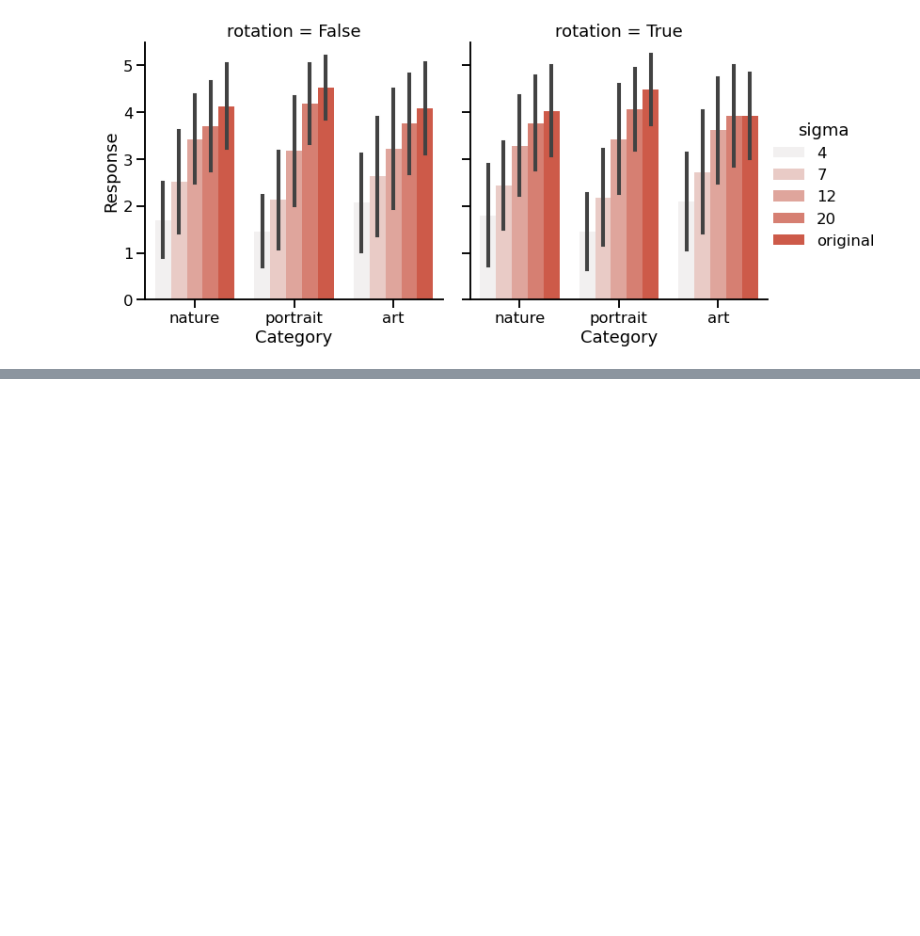
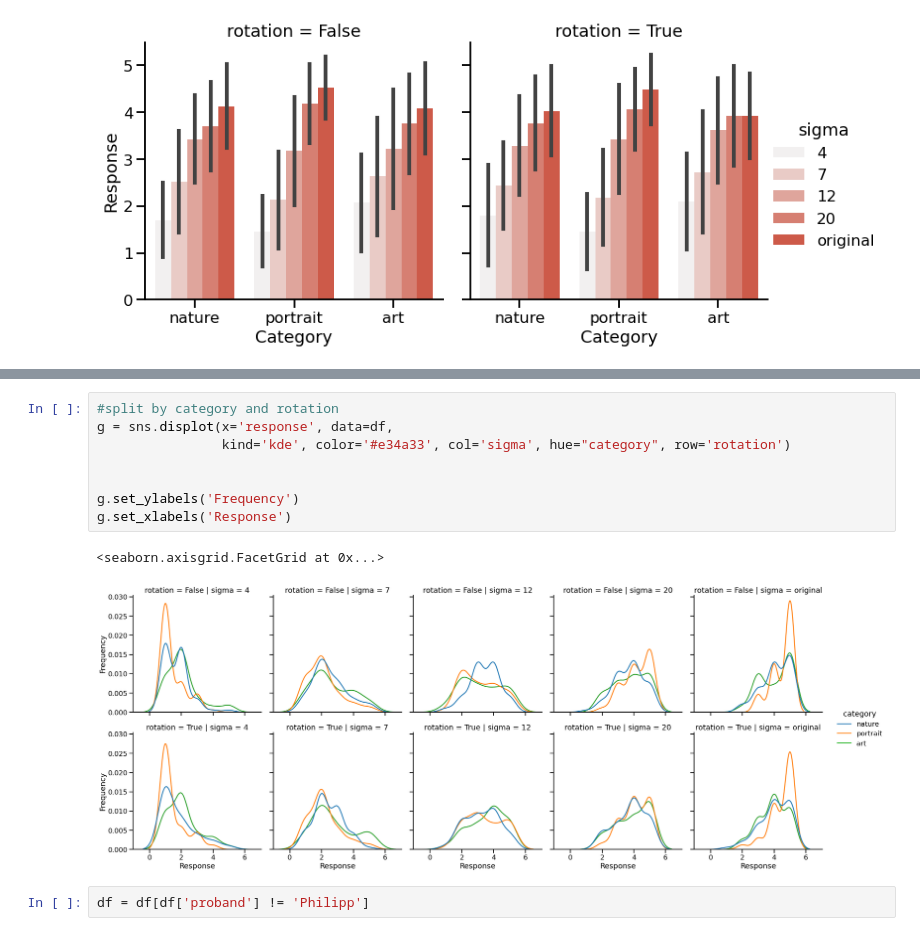
Before and after one commit to NerdPixel/PiQ, a Jupyter notebook: results/Balken_jarl.ipynb, the cells around one changed output, grey strips where cells are left out. Drawn from its saved outputs; the diff is of its cells as text; blank space fills up the shorter version.

```diff
--- a/results/Balken_jarl.ipynb
+++ b/results/Balken_jarl.ipynb
@@ -144,0 +156,13 @@ g.set_xlabels('Category')
+# %%
+#split by category and rotation
+g = sns.displot(x='response', data=df,
+                kind='kde', color='#e34a33', col='sigma', hue="category", row='rotation')
+
+
+g.set_ylabels('Frequency')
+g.set_xlabels('Response')
+# %% [output]
+<seaborn.axisgrid.FacetGrid at 0x...>
+[figure, added]
+# %%
+df = df[df['proband'] != 'Philipp']
```
Also changed, not shown: parts of 3 cells of this notebook.
